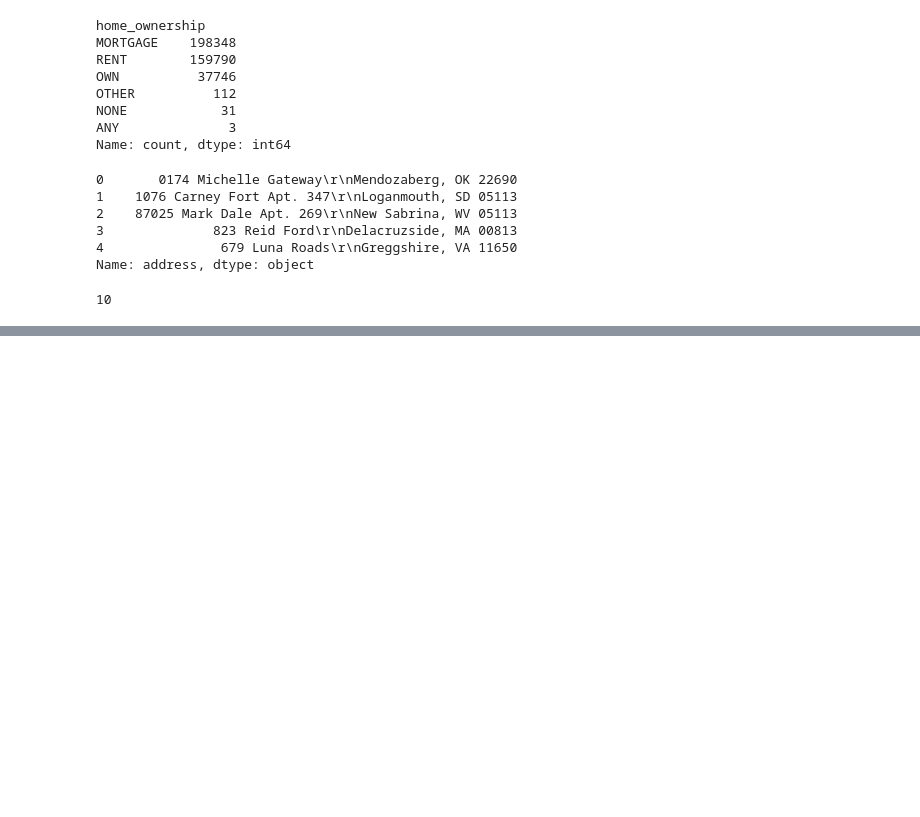
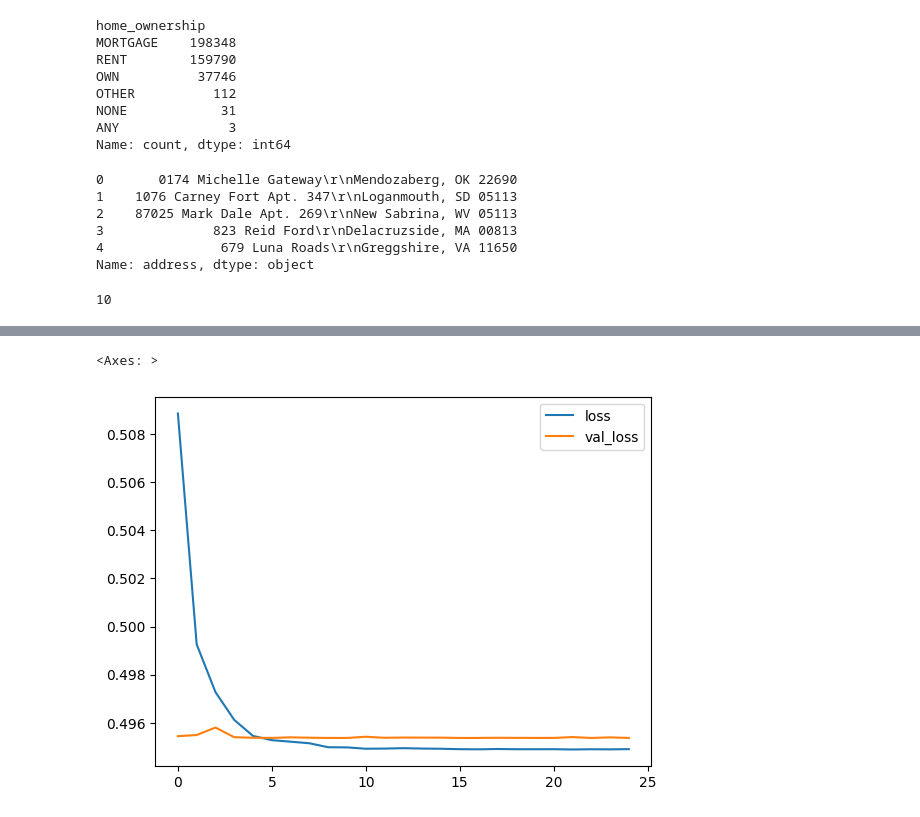
Before and after one commit to higorcamelo/tensor-keras-curso, a Jupyter notebook: Lending/lending.ipynb, the cells around one changed output, grey strips where cells are left out. Saved outputs shown, nothing was run; the diff lists cells and outputs as text; code cells hidden in the pictures; blank space fills up the shorter version.

```diff
--- a/Lending/lending.ipynb
+++ b/Lending/lending.ipynb
@@ -359,0 +410,3 @@ df['earliest_cr_year'] = df['earliest_cr_line'].apply(lambda date: int(date[-4:]
+# %%
+X_train = scaler.fit_transform(X_train) # fit and transform the training data
+X_test = scaler.transform(X_test) # transform the testing data
@@ -359,0 +417,19 @@ df['earliest_cr_year'] = df['earliest_cr_line'].apply(lambda date: int(date[-4:]
+# %%
+model = Sequential()
+
+# Note: the number of neurons in the first layer is the same as the number of features
+model.add(Dense(78, activation='relu'))
+model.add(Dropout(0.2))
+
+model.add(Dense(39, activation='relu'))
+model.add(Dropout(0.2))
+
+model.add(Dense(19, activation='relu'))
+model.add(Dropout(0.2))
+
+model.add(Dense(units = 1, activation='sigmoid'))
+
+model.compile(loss='binary_crossentropy', optimizer='adam')
+# %%
+model.fit(x=X_train, y=y_train, epochs=25, batch_size=256,
+          validation_data=(X_test, y_test))
@@ -359,0 +455,7 @@ df['earliest_cr_year'] = df['earliest_cr_line'].apply(lambda date: int(date[-4:]
+# %%
+losses = pd.DataFrame(model.history.history)
+# %%
+losses.plot() # It looks like the model is overfitting, so we can add early stopping
+# %% [output]
+<Axes: >
+[figure, added]
```
Also changed, not shown: parts of 24 cells of this notebook, 1 other file.
